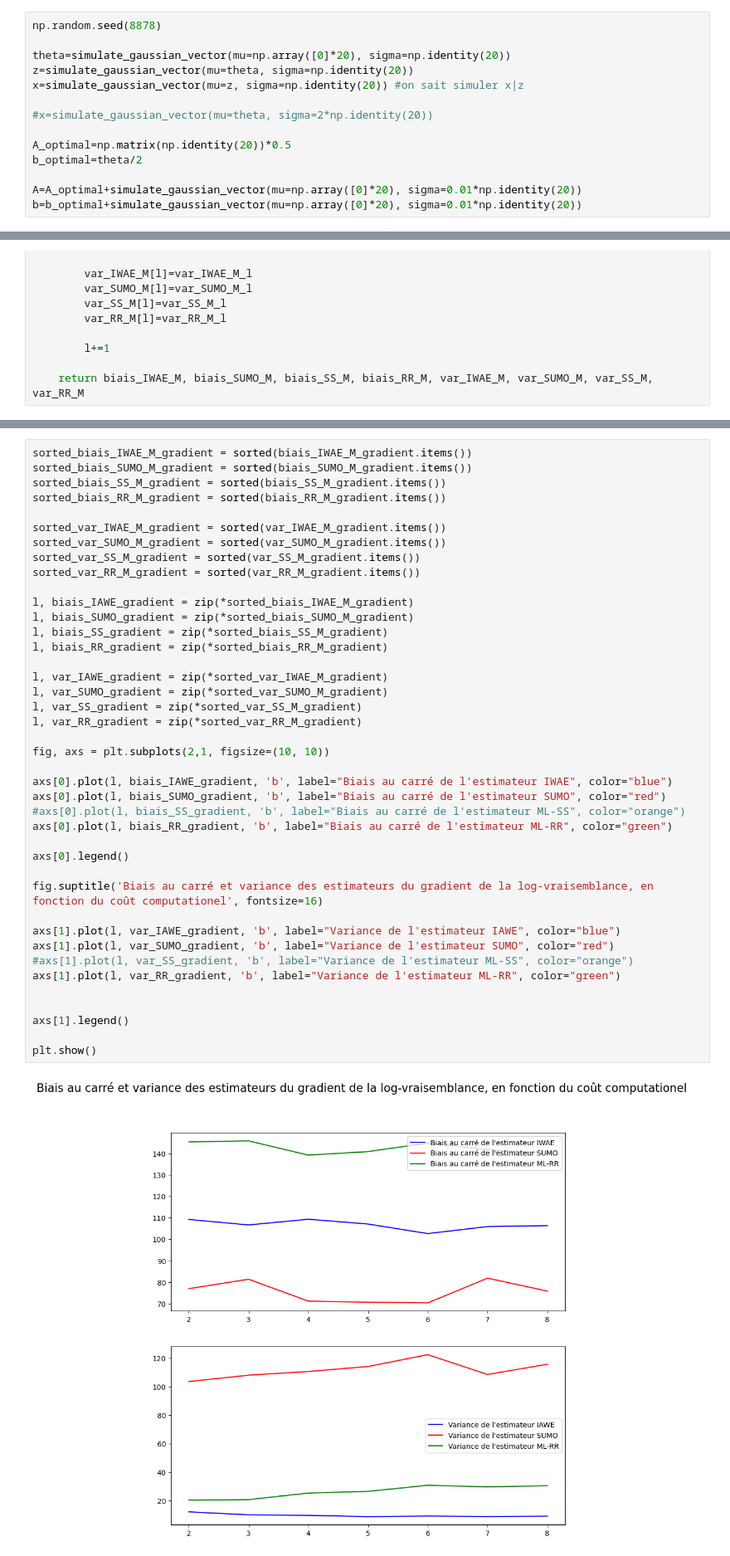
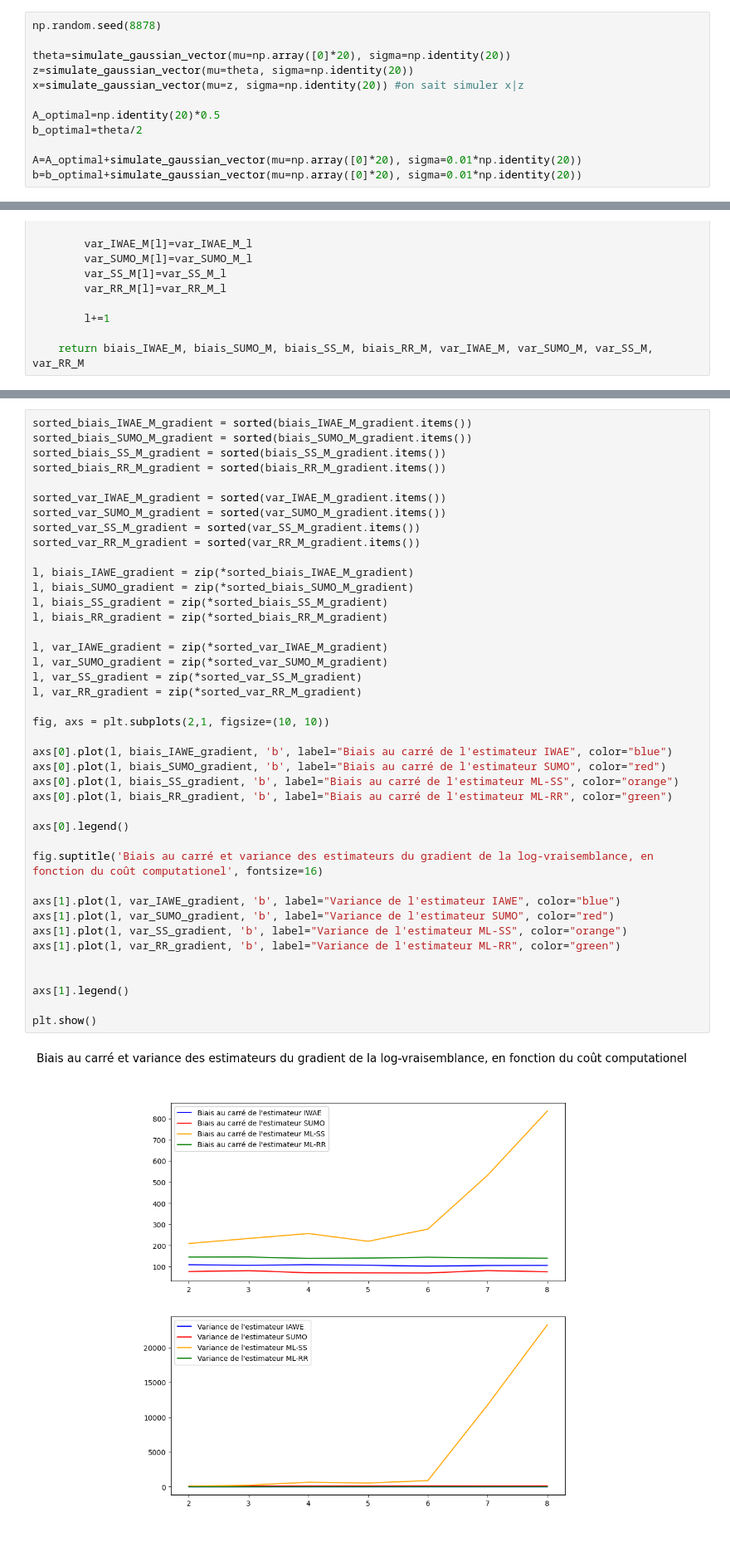
Before and after one commit to yanisrem/Simulation_and_Monte_Carlo_methods_project, a Jupyter notebook: main.ipynb, the cells around one changed output, grey strips where cells are left out. Shown at 83% size. Cells and saved outputs as stored; diff of their text form.

```diff
--- a/main.ipynb
+++ b/main.ipynb
@@ -17,9 +17,7 @@ theta=simulate_gaussian_vector(mu=np.array([0]*20), sigma=np.identity(20))
 z=simulate_gaussian_vector(mu=theta, sigma=np.identity(20))
 x=simulate_gaussian_vector(mu=z, sigma=np.identity(20)) #on sait simuler x|z
 
-#x=simulate_gaussian_vector(mu=theta, sigma=2*np.identity(20))
-
-A_optimal=np.matrix(np.identity(20))*0.5
+A_optimal=np.identity(20)*0.5
 b_optimal=theta/2
 
 A=A_optimal+simulate_gaussian_vector(mu=np.array([0]*20), sigma=0.01*np.identity(20))
@@ -324,33 +348,33 @@ sorted_var_RR_M_gradient = sorted(var_RR_M_gradient.items())
 
 l, biais_IAWE_gradient = zip(*sorted_biais_IWAE_M_gradient)
 l, biais_SUMO_gradient = zip(*sorted_biais_SUMO_M_gradient)
 l, biais_SS_gradient = zip(*sorted_biais_SS_M_gradient)
 l, biais_RR_gradient = zip(*sorted_biais_RR_M_gradient)
 
 l, var_IAWE_gradient = zip(*sorted_var_IWAE_M_gradient)
 l, var_SUMO_gradient = zip(*sorted_var_SUMO_M_gradient)
 l, var_SS_gradient = zip(*sorted_var_SS_M_gradient)
 l, var_RR_gradient = zip(*sorted_var_RR_M_gradient)
 
 fig, axs = plt.subplots(2,1, figsize=(10, 10))
 
 axs[0].plot(l, biais_IAWE_gradient, 'b', label="Biais au carré de l'estimateur IWAE", color="blue")
 axs[0].plot(l, biais_SUMO_gradient, 'b', label="Biais au carré de l'estimateur SUMO", color="red")
-#axs[0].plot(l, biais_SS_gradient, 'b', label="Biais au carré de l'estimateur ML-SS", color="orange")
+axs[0].plot(l, biais_SS_gradient, 'b', label="Biais au carré de l'estimateur ML-SS", color="orange")
 axs[0].plot(l, biais_RR_gradient, 'b', label="Biais au carré de l'estimateur ML-RR", color="green")
 
 axs[0].legend()
 
 fig.suptitle('Biais au carré et variance des estimateurs du gradient de la log-vraisemblance, en fonction du coût computationel', fontsize=16)
 
 axs[1].plot(l, var_IAWE_gradient, 'b', label="Variance de l'estimateur IAWE", color="blue")
 axs[1].plot(l, var_SUMO_gradient, 'b', label="Variance de l'estimateur SUMO", color="red")
-#axs[1].plot(l, var_SS_gradient, 'b', label="Variance de l'estimateur ML-SS", color="orange")
+axs[1].plot(l, var_SS_gradient, 'b', label="Variance de l'estimateur ML-SS", color="orange")
 axs[1].plot(l, var_RR_gradient, 'b', label="Variance de l'estimateur ML-RR", color="green")
 
 
 axs[1].legend()
 
 plt.show()
 # %% [output]
-[figure, old version]
+[figure, new version]
```
Also changed, not shown: parts of 2 cells of this notebook, 4 other files.
